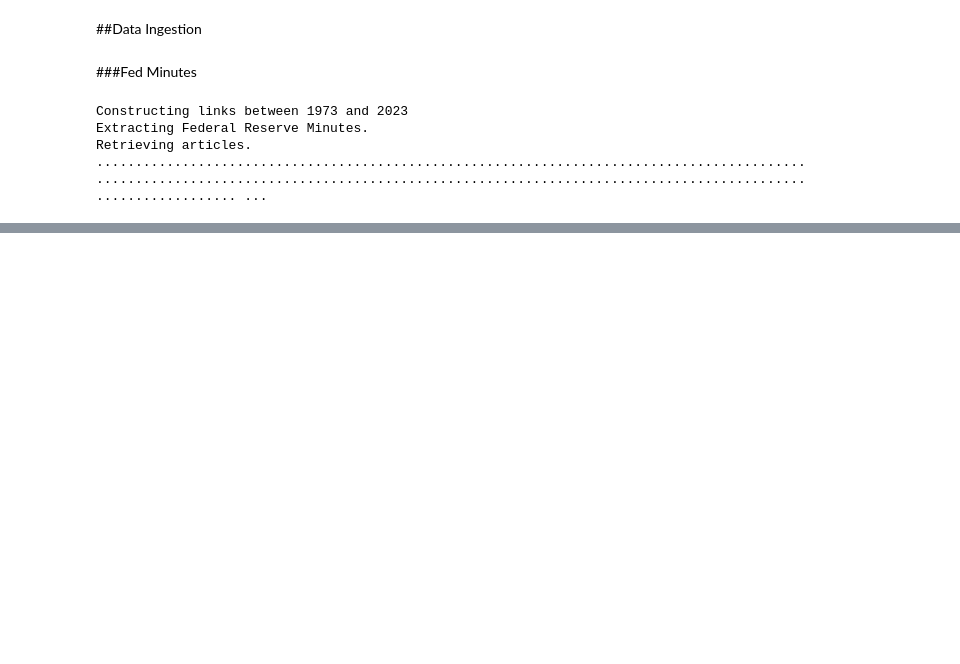
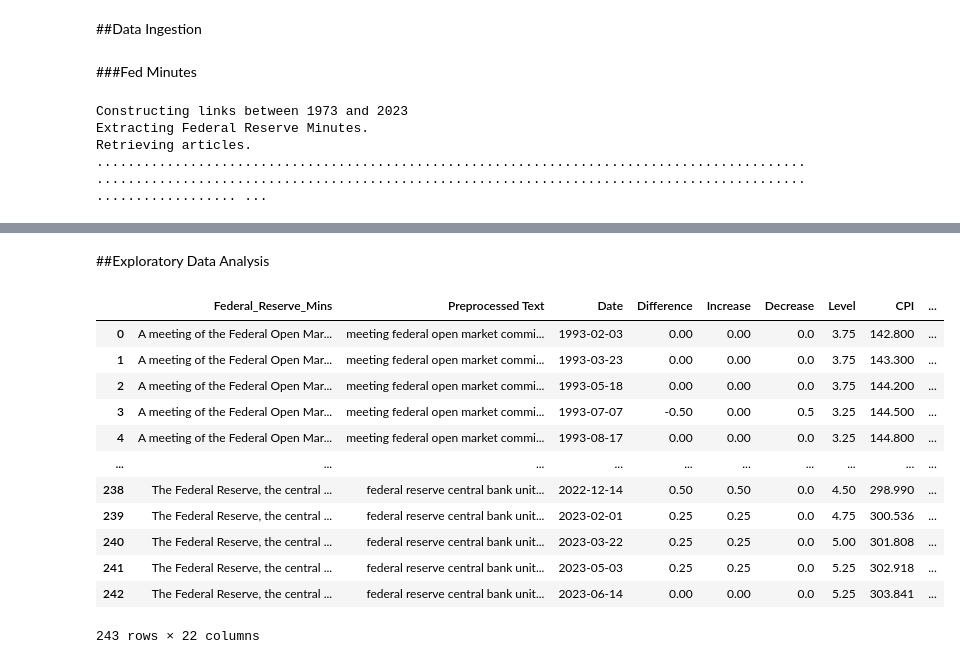
Before and after one commit to abactat/FOMC_Sentiment_Analysis, a Jupyter notebook: notebooks/Week 13 -- Master Notebook.ipynb, the cells around one changed output, grey strips where cells are left out. Saved outputs shown, nothing was run; the diff lists cells and outputs as text; code cells hidden in the pictures; blank space fills up the shorter version.

```diff
--- a/notebooks/Week 13 -- Master Notebook.ipynb
+++ b/notebooks/Week 13 -- Master Notebook.ipynb
@@ -240,0 +385,39 @@ BadZipFile: File is not a zip file
+# %%
+# Specify the series ID for the Brave-Butters-Kelley Coincident Index
+cei_series_id = 'BBKMCOIX'
+
+# Fetch monthly data for the CEI from FRED starting from January 1, 1993
+cei_data = fred.get_series(cei_series_id, start_date='1993-01-01', frequency='m')
+
+# Create a DataFrame with the Date and CEI columns
+cei_df = pd.DataFrame({'Date': cei_data.index, 'CEI': cei_data.values})
+# %%
+# Specify the series ID for the Brave-Butters-Kelley Cycle: Lagging Subcomponent of GDP
+lag_series_id = 'BBKMCLA'
+
+# Fetch monthly data for the LAG from FRED starting from January 1, 1993
+lag_data = fred.get_series(lag_series_id, start_date='1993-01-01', frequency='m')
+
+# Create a DataFrame with the Date and LAG columns
+lag_df = pd.DataFrame({'Date': lag_data.index, 'LAG': lag_data.values})
+# %%
+# Convert 'Date' column to datetime data type in both DataFrames
+dataset['Date'] = pd.to_datetime(dataset['Date'])
+policy['Date'] = pd.to_datetime(policy['Date'])
+
+# Sort the 'dataset' DataFrame by 'Date'
+dataset_sorted = dataset.sort_values('Date')
+
+# Sort the 'policy' DataFrame by 'Date'
+policy_sorted = policy.sort_values('Date')
+
+# Perform the merge operation with sorted DataFrames, using 'Date' column and 5-day tolerance
+merged_data = pd.merge_asof(dataset_sorted, policy_sorted, on='Date', direction='nearest', tolerance=pd.Timedelta(days=5))
+
+# Replace NA values in 'Difference', 'Increase', and 'Decrease' columns with zeroes
+merged_data[['Difference', 'Increase', 'Decrease']] = merged_data[['Difference', 'Increase', 'Decrease']].fillna(0)
+
+# Fill NA values in 'Level' column with value from the row above (forward fill)
+merged_data['Level'] = merged_data['Level'].fillna(method='ffill')
+
+merged_data['Level'] = merged_data['Level'].fillna(3.75)
@@ -240,0 +506,4 @@ BadZipFile: File is not a zip file
+# %%
+dataset = merged_data.fillna(method='ffill')
+na_count = dataset.isna().sum()
+print(na_count)
@@ -240,0 +528,18 @@ BadZipFile: File is not a zip file
+# %% [markdown]
+##Exploratory Data Analysis
+# %%
+dataset
+# %% [output]
+|  | Federal_Reserve_Mins | Preprocessed Text | Date | Difference | Increase | Decrease | Level | CPI | ... |
+| 0 | A meeting of the Federal Open Mar... | meeting federal open market commi... | 1993-02-03 | 0.00 | 0.00 | 0.0 | 3.75 | 142.800 | ... |
+| 1 | A meeting of the Federal Open Mar... | meeting federal open market commi... | 1993-03-23 | 0.00 | 0.00 | 0.0 | 3.75 | 143.300 | ... |
+| 2 | A meeting of the Federal Open Mar... | meeting federal open market commi... | 1993-05-18 | 0.00 | 0.00 | 0.0 | 3.75 | 144.200 | ... |
+| 3 | A meeting of the Federal Open Mar... | meeting federal open market commi... | 1993-07-07 | -0.50 | 0.00 | 0.5 | 3.25 | 144.500 | ... |
+| 4 | A meeting of the Federal Open Mar... | meeting federal open market commi... | 1993-08-17 | 0.00 | 0.00 | 0.0 | 3.25 | 144.800 | ... |
+| ... | ... | ... | ... | ... | ... | ... | ... | ... | ... |
+| 238 | The Federal Reserve, the central ... | federal reserve central bank unit... | 2022-12-14 | 0.50 | 0.50 | 0.0 | 4.50 | 298.990 | ... |
+| 239 | The Federal Reserve, the central ... | federal reserve central bank unit... | 2023-02-01 | 0.25 | 0.25 | 0.0 | 4.75 | 300.536 | ... |
+| 240 | The Federal Reserve, the central ... | federal reserve central bank unit... | 2023-03-22 | 0.25 | 0.25 | 0.0 | 5.00 | 301.808 | ... |
+| 241 | The Federal Reserve, the central ... | federal reserve central bank unit... | 2023-05-03 | 0.25 | 0.25 | 0.0 | 5.25 | 302.918 | ... |
+| 242 | The Federal Reserve, the central ... | federal reserve central bank unit... | 2023-06-14 | 0.00 | 0.00 | 0.0 | 5.25 | 303.841 | ... |
+243 rows × 22 columns
```
Also changed, not shown: parts of 31 cells of this notebook, 2 other files.
